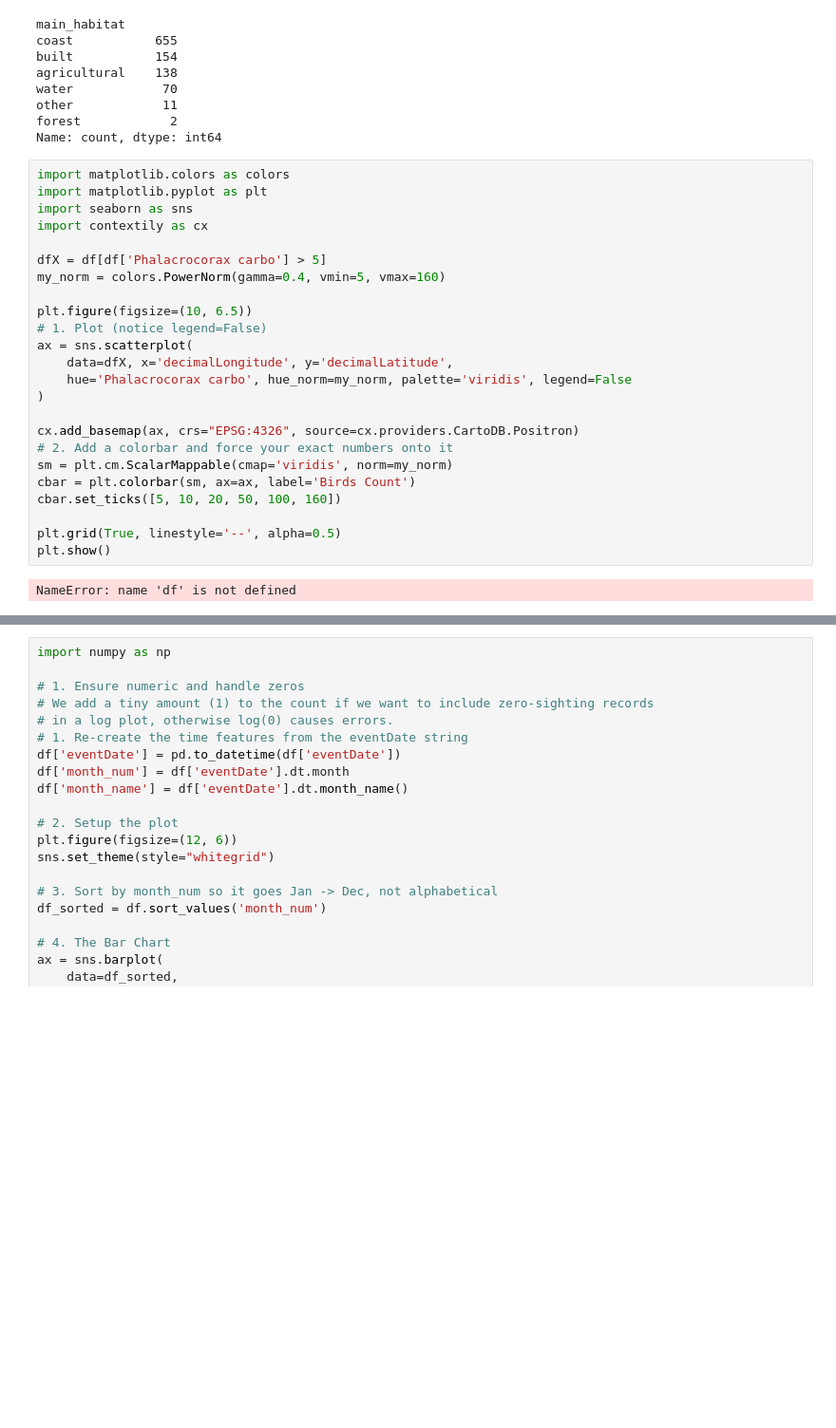
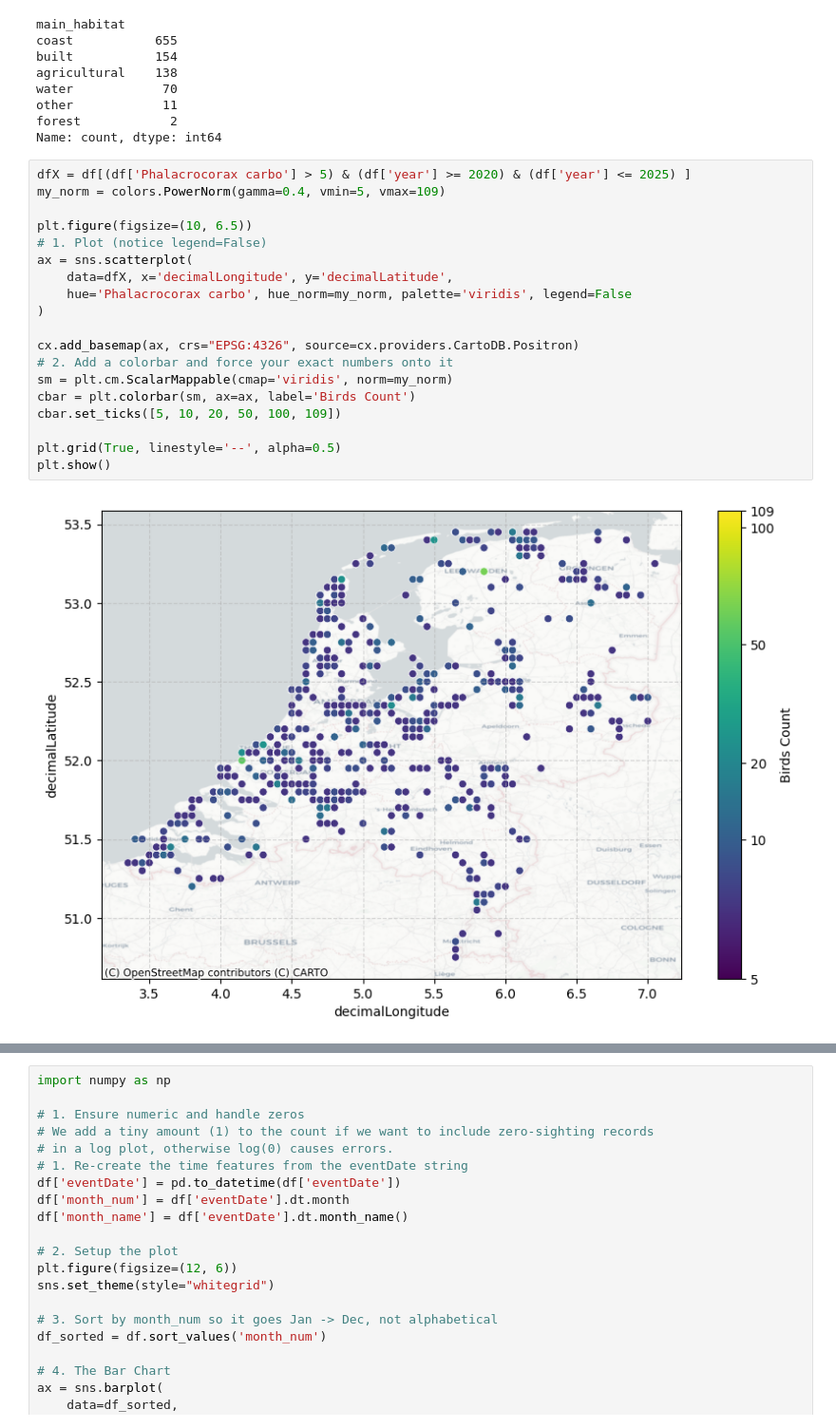
Before and after one commit to kebabzter/the-greatest-cormorant, a Jupyter notebook: notebook-02.ipynb, the cells around one changed output, grey strips where cells are left out. Shown at 95% size. Cells and saved outputs as stored; diff of their text form; blank space fills up the shorter version.

```diff
--- a/notebook-02.ipynb
+++ b/notebook-02.ipynb
@@ -126,29 +137,24 @@ other            11
 forest            2
 Name: count, dtype: int64
 # %%
-import matplotlib.colors as colors
-import matplotlib.pyplot as plt
-import seaborn as sns
-import contextily as cx
-
-dfX = df[df['Phalacrocorax carbo'] > 5]
-my_norm = colors.PowerNorm(gamma=0.4, vmin=5, vmax=160)
+dfX = df[(df['Phalacrocorax carbo'] > 5) & (df['year'] >= 2020) & (df['year'] <= 2025) ]
+my_norm = colors.PowerNorm(gamma=0.4, vmin=5, vmax=109)
 
 plt.figure(figsize=(10, 6.5))
 # 1. Plot (notice legend=False)
 ax = sns.scatterplot(
     data=dfX, x='decimalLongitude', y='decimalLatitude',
     hue='Phalacrocorax carbo', hue_norm=my_norm, palette='viridis', legend=False
 )
 
 cx.add_basemap(ax, crs="EPSG:4326", source=cx.providers.CartoDB.Positron)
 # 2. Add a colorbar and force your exact numbers onto it
 sm = plt.cm.ScalarMappable(cmap='viridis', norm=my_norm)
 cbar = plt.colorbar(sm, ax=ax, label='Birds Count')
-cbar.set_ticks([5, 10, 20, 50, 100, 160])
+cbar.set_ticks([5, 10, 20, 50, 100, 109])
 
 plt.grid(True, linestyle='--', alpha=0.5)
 plt.show()
 # %% [output]
-NameError: name 'df' is not defined
+[figure, added]
 # %%
```
Also changed, not shown: parts of 11 cells of this notebook.
